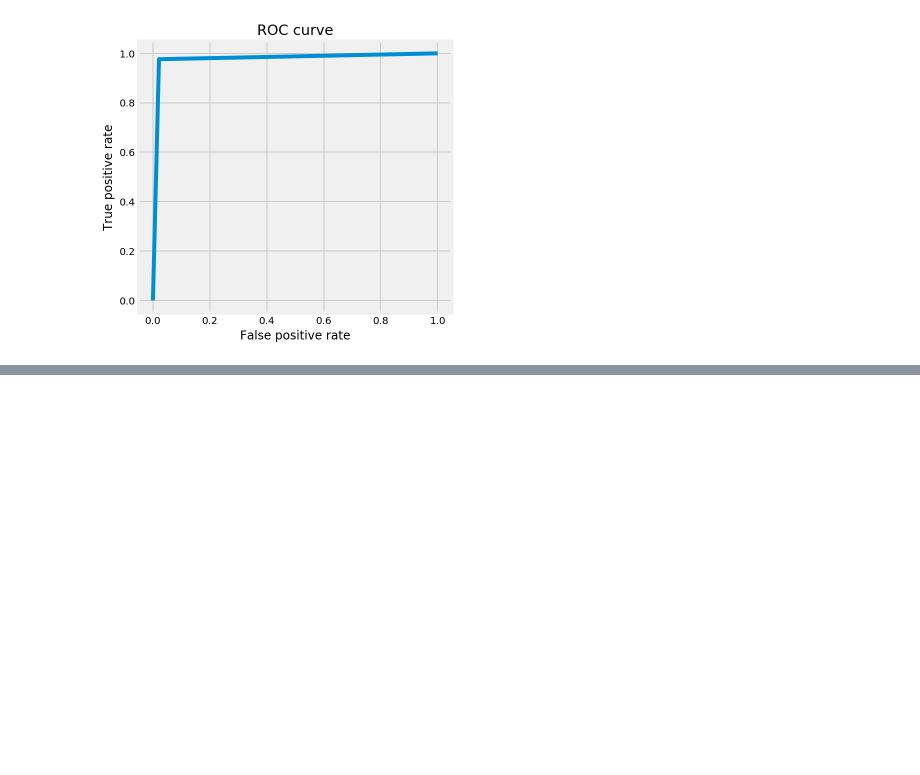
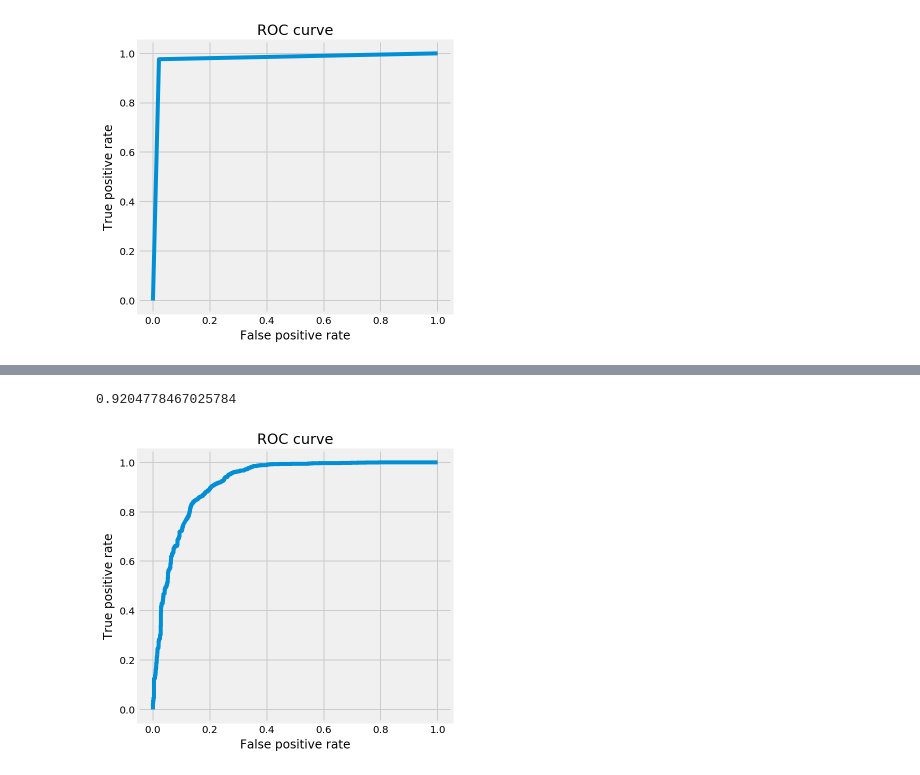
Before and after one commit to jphampton/west-nile, a Jupyter notebook: Models.ipynb, the cells around one changed output, grey strips where cells are left out. Drawn from its saved outputs; the diff is of its cells as text; code cells hidden in the pictures; blank space fills up the shorter version.

Commit message:
sted model commit

```diff
--- a/Models.ipynb
+++ b/Models.ipynb
@@ -453,0 +516,12 @@ plt.title('ROC curve');
+# %%
+model = Sequential()
+model.add(Dense(25, activation = 'relu', input_dim = 25,kernel_regularizer=regularizers.l2(0.01)))
+model.add(Dropout(0.15))
+model.add(Dense(25, activation = 'relu', input_dim = 25))
+model.add(Dropout(0.15))
+model.add(Dense(10, activation = 'relu', input_dim = 25))
+model.add(Dense(1, activation = 'sigmoid')) ## Output layer
+# %%
+model.compile(optimizer = 'adam', loss = 'binary_crossentropy', metrics = ['accuracy'])
+# %%
+history = model.fit(X_train, y_train, validation_data = (X_test, y_test), epochs = 50, verbose = 1)
@@ -453,0 +546,18 @@ plt.title('ROC curve');
+# %%
+y_probs = model.predict(X_test)
+# %%
+metrics.roc_auc_score(y_test, y_probs)
+# %% [output]
+0.9204778467025784
+# %%
+fpr, tpr, _ = metrics.roc_curve(y_test, y_probs)
+
+fig = plt.figure(figsize = (5,5))
+plt.plot(fpr, tpr)
+
+# Labels
+plt.xlabel('False positive rate')
+plt.ylabel('True positive rate')
+plt.title('ROC curve');
+# %% [output]
+[figure, added]
```
Also changed, not shown: parts of 14 cells of this notebook.
